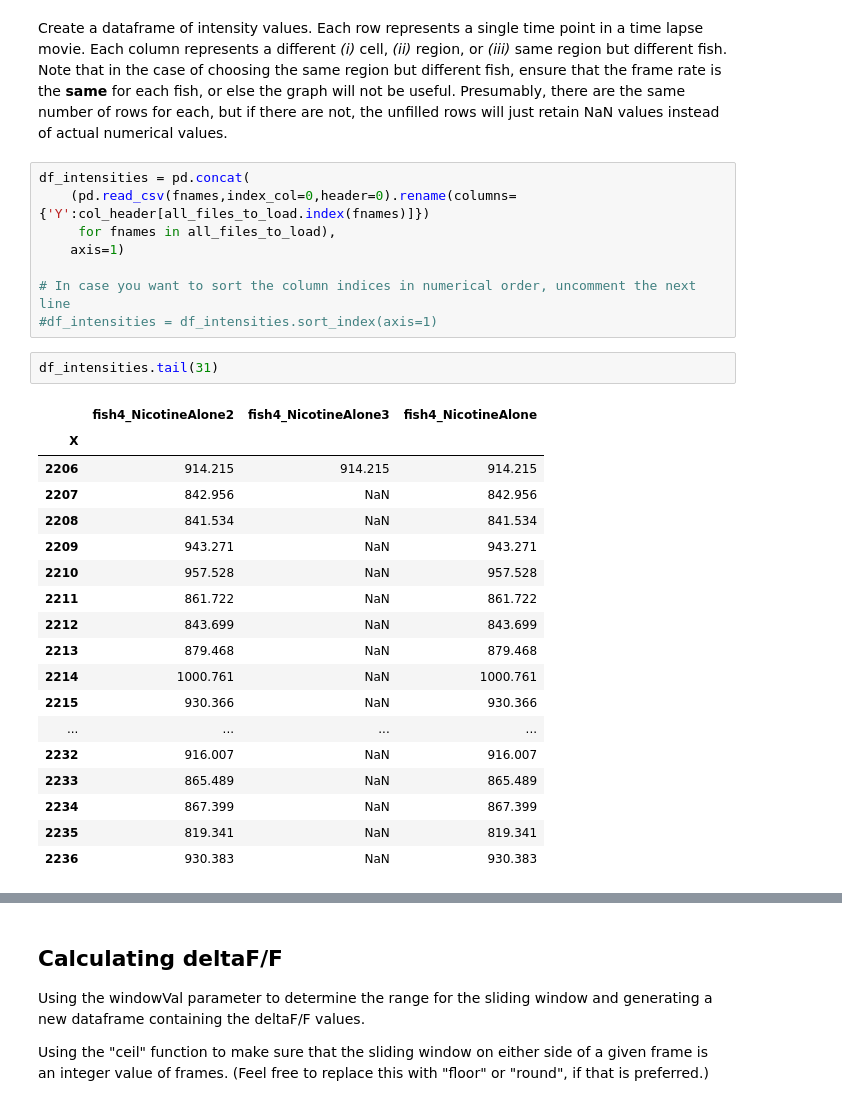
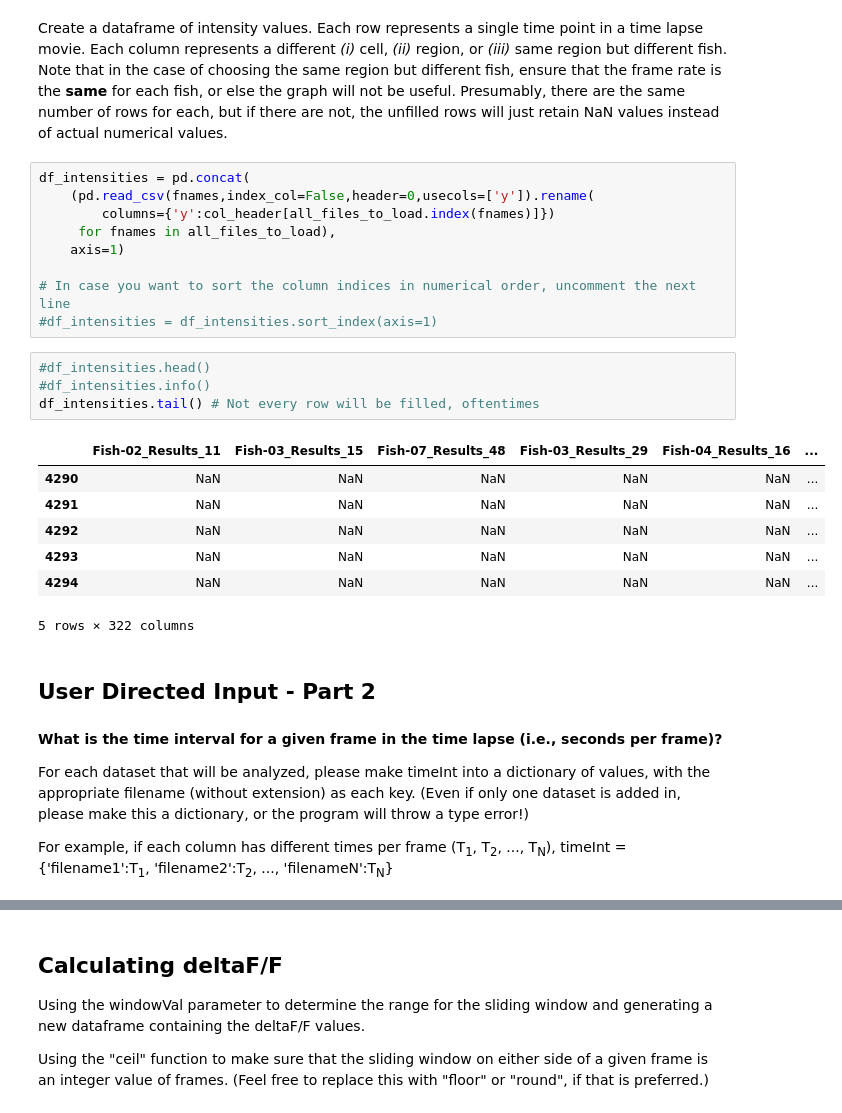
Before and after one commit to wdempseyRepo/neuron-analysis, a Jupyter notebook: gcamp/deltaFOverF.ipynb, the cells around one changed output, grey strips where cells are left out. Cells and saved outputs as stored; diff of their text form.

```diff
--- a/gcamp/deltaFOverF.ipynb
+++ b/gcamp/deltaFOverF.ipynb
@@ -81,30 +53,30 @@ for li2 in range(0,len(all_files_to_load))]
 Create a dataframe of intensity values. Each row represents a single time point in a time lapse movie. Each column represents a different *(i)* cell, *(ii)* region, or *(iii)* same region but different fish. Note that in the case of choosing the same region but different fish, ensure that the frame rate is the **same** for each fish, or else the graph will not be useful. Presumably, there are the same number of rows for each, but if there are not, the unfilled rows will just retain NaN values instead of actual numerical values.
 # %%
 df_intensities = pd.concat(
-    (pd.read_csv(fnames,index_col=0,header=0).rename(columns={'Y':col_header[all_files_to_load.index(fnames)]})
+    (pd.read_csv(fnames,index_col=False,header=0,usecols=['y']).rename(
+        columns={'y':col_header[all_files_to_load.index(fnames)]})
      for fnames in all_files_to_load),
     axis=1)
 
 # In case you want to sort the column indices in numerical order, uncomment the next line
 #df_intensities = df_intensities.sort_index(axis=1)
-# %%
-df_intensities.tail(31)
-# %% [output]
-|  | fish4_NicotineAlone2 | fish4_NicotineAlone3 | fish4_NicotineAlone |
-| X |  |  |  |
-| 2206 | 914.215 | 914.215 | 914.215 |
-| 2207 | 842.956 | NaN | 842.956 |
-| 2208 | 841.534 | NaN | 841.534 |
-| 2209 | 943.271 | NaN | 943.271 |
-| 2210 | 957.528 | NaN | 957.528 |
-| 2211 | 861.722 | NaN | 861.722 |
-| 2212 | 843.699 | NaN | 843.699 |
-| 2213 | 879.468 | NaN | 879.468 |
-| 2214 | 1000.761 | NaN | 1000.761 |
-| 2215 | 930.366 | NaN | 930.366 |
-| ... | ... | ... | ... |
-| 2232 | 916.007 | NaN | 916.007 |
-| 2233 | 865.489 | NaN | 865.489 |
-| 2234 | 867.399 | NaN | 867.399 |
-| 2235 | 819.341 | NaN | 819.341 |
-| 2236 | 930.383 | NaN | 930.383 |
+# %%
+#df_intensities.head()
+#df_intensities.info()
+df_intensities.tail() # Not every row will be filled, oftentimes
+# %% [output]
+|  | Fish-02_Results_11 | Fish-03_Results_15 | Fish-07_Results_48 | Fish-03_Results_29 | Fish-04_Results_16 | ... |
+| 4290 | NaN | NaN | NaN | NaN | NaN | ... |
+| 4291 | NaN | NaN | NaN | NaN | NaN | ... |
+| 4292 | NaN | NaN | NaN | NaN | NaN | ... |
+| 4293 | NaN | NaN | NaN | NaN | NaN | ... |
+| 4294 | NaN | NaN | NaN | NaN | NaN | ... |
+5 rows × 322 columns
+# %% [markdown]
+## User Directed Input - Part 2
+# %% [markdown]
+**What is the time interval for a given frame in the time lapse (i.e., seconds per frame)?**
+
+For each dataset that will be analyzed, please make timeInt into a dictionary of values, with the appropriate filename (without extension) as each key. (Even if only one dataset is added in, please make this a dictionary, or the program will throw a type error!)
+
+For example, if each column has different times per frame (T<sub>1</sub>, T<sub>2</sub>, ..., T<sub>N</sub>), timeInt = \{'filename1':T<sub>1</sub>\, 'filename2':T<sub>2</sub>\, ..., 'filenameN':T<sub>N</sub>\}
```
Also changed, not shown: parts of 50 cells of this notebook.
